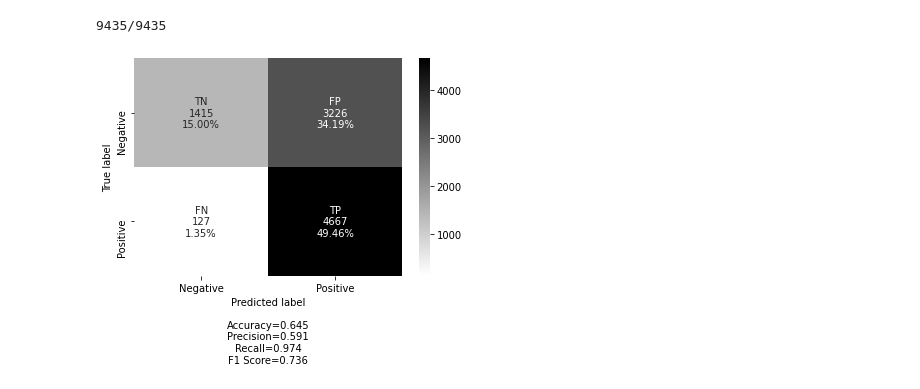
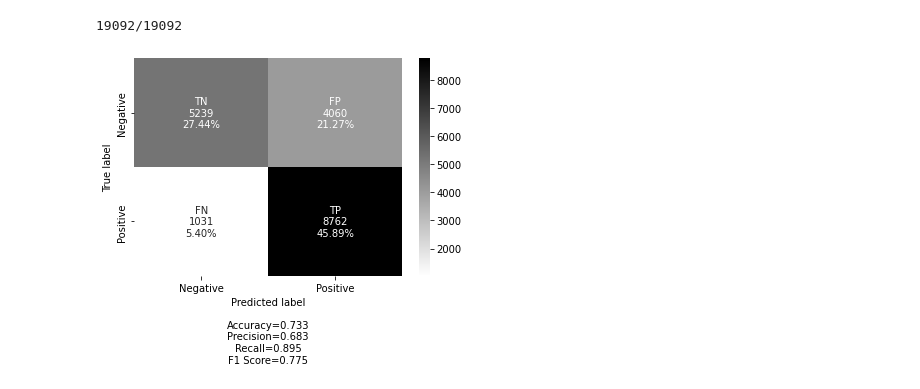
Before and after one commit to DS-GA-1012-Final-Project-Group-12/Emoji-Based-Chinese-Sentiment-Analysis, a Jupyter notebook: Model_Performance.ipynb, the cells around one changed output. Cells and saved outputs as stored; diff of their text form; code cells hidden in the pictures.

```diff
--- a/Model_Performance.ipynb
+++ b/Model_Performance.ipynb
@@ -68,5 +118,5 @@ classifier = pipeline('sentiment-analysis', model = model, tokenizer = tokenizer
-# %%
-performance(X_test_1, y_test_1, classifier)
-# %% [output]
-9435/9435
-[figure, removed]
+# %%
+performance(X_val_1, y_val_1, classifier1, threshold = 0.65)
+# %% [output]
+19092/19092
+[figure, added]
```
Also changed, not shown: parts of 24 cells of this notebook, 1 other file.
